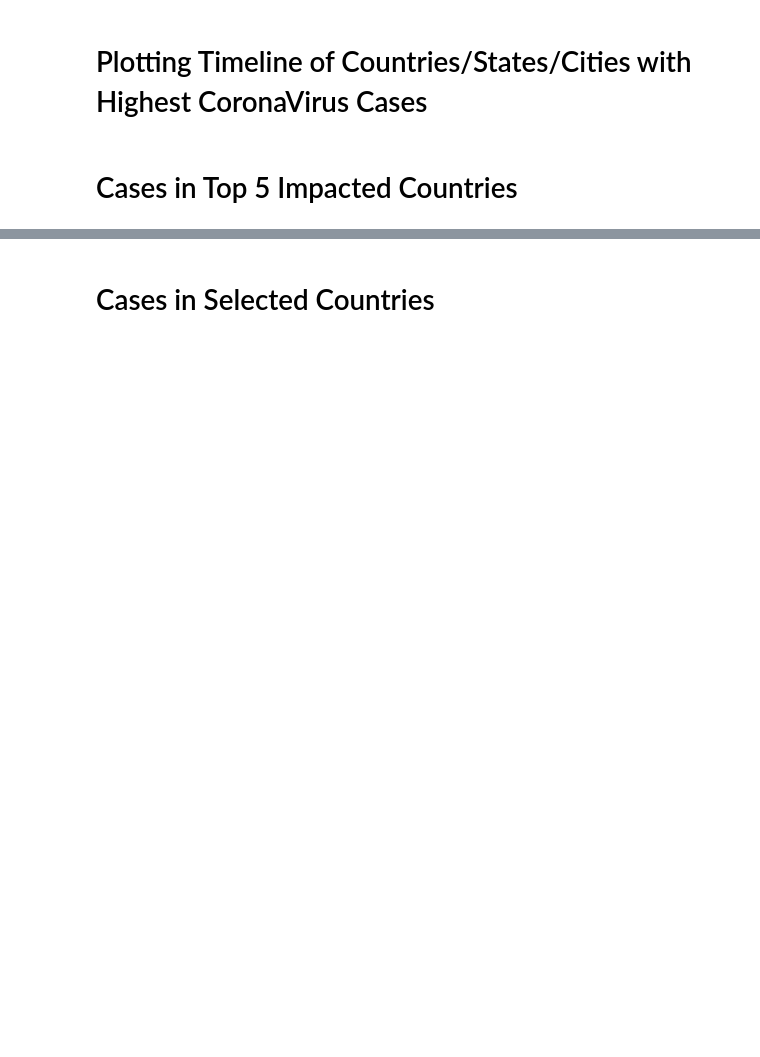
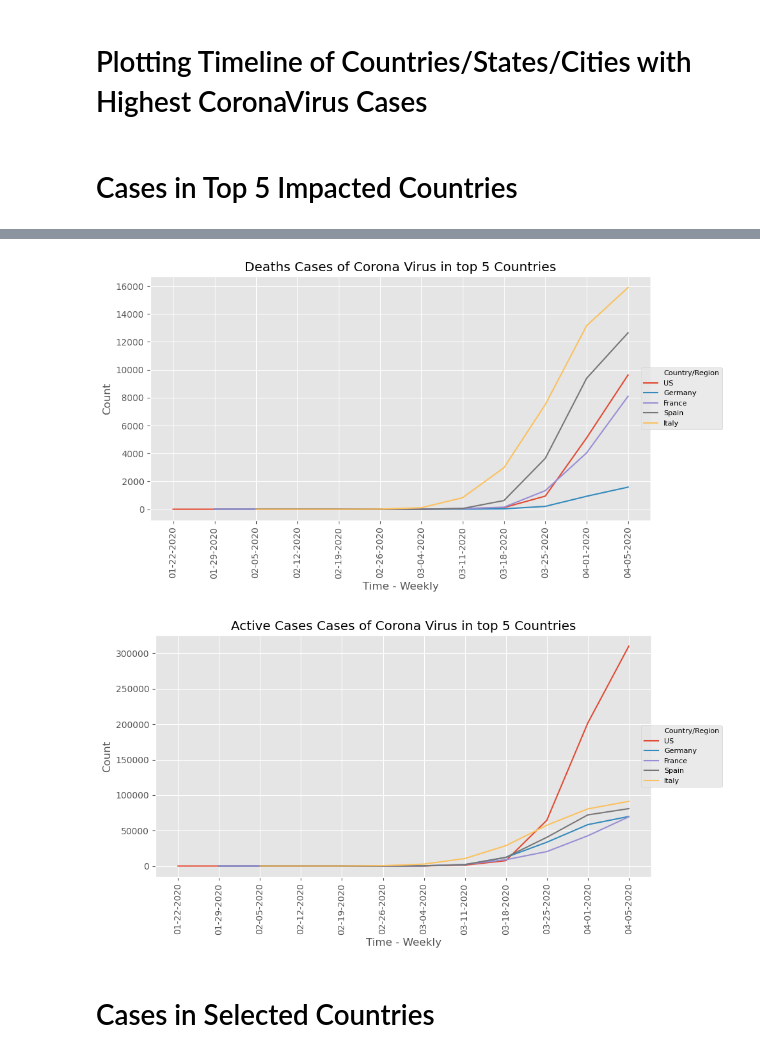
Before and after one commit to KrishnaAgarwal05/COVID-19-Data-Analysis, a Jupyter notebook: CoronaAnalysis.ipynb, the cells around one changed output, grey strips where cells are left out. Drawn from its saved outputs; the diff is of its cells as text; code cells hidden in the pictures; blank space fills up the shorter version.

```diff
--- a/CoronaAnalysis.ipynb
+++ b/CoronaAnalysis.ipynb
@@ -79,3 +79,9 @@ dap.plot_timeline_countrywise_DEATHS(COVID_DATA_df)
+# %%
+dap.plot_timeline_countrywise_DEATHS(COVID_DATA_df)
+dap.plot_timeline_countrywise_ACTIVE(COVID_DATA_df)
+# %% [output]
+[figure, added]
+[figure, added]
 # %% [markdown]
 # Cases in Selected Countries
 # %%
```
Also changed, not shown: parts of 13 cells of this notebook, 4 other files.
